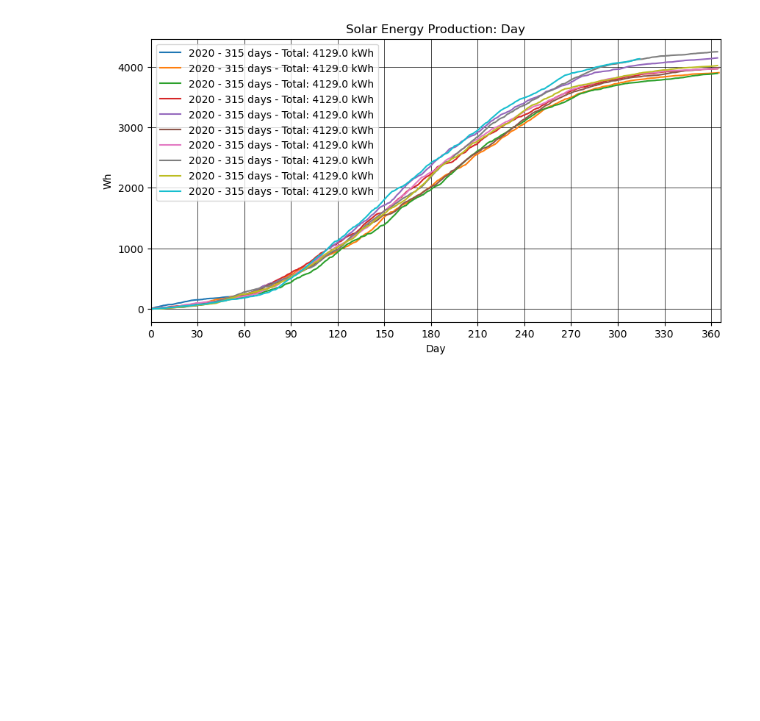
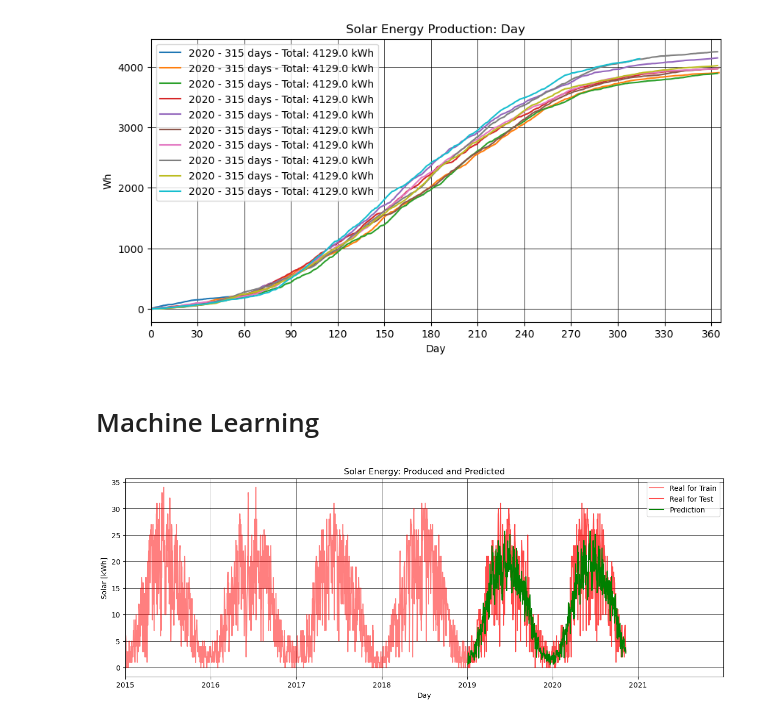
Before and after one commit to Bruno-H-Neves/ML--files, a Jupyter notebook: PV_Analysis.ipynb, the cells around one changed output. Saved outputs shown, nothing was run; the diff lists cells and outputs as text; code cells hidden in the pictures; blank space fills up the shorter version.

```diff
--- a/PV_Analysis.ipynb
+++ b/PV_Analysis.ipynb
@@ -197,3 +197,5 @@ plt.legend()
 plt.show()
 # %% [output]
 [figure]
+# %% [markdown]
+# Machine Learning
@@ -199,0 +204,20 @@ plt.show()
+# %%
+
+Energy_day_df_train = Energy_day_df[740:2627]
+Energy_day_df_test = Energy_day_df[2627:]
+model = ExponentialSmoothing(Energy_day_df_train["KWh_Solar"], initialization_method='estimated', trend='add', seasonal='add', seasonal_periods=365).fit()
+days_predict=(365*2)+1
+test_prediction = model.forecast(days_predict)
+_, ax = plt.subplots(figsize=(15, 5))
+sns.lineplot(data=Energy_day_df_train, x="date", y="KWh_Solar", label='Real for Train', alpha=0.5,color='red')
+sns.lineplot(data=Energy_day_df_test, x="date", y="KWh_Solar", label='Real for Test', alpha=0.7,color='red')
+sns.lineplot(data=Energy_day_df_test, x="date", y=test_prediction, label='Prediction', alpha=1,color='green')
+plt.title('Solar Energy: Produced and Predicted')
+plt.xlabel('Day'), plt.ylabel('Solar [kWh]')
+plt.grid(which='major', linestyle='-', linewidth=0.5, color='black')
+plt.grid(which='minor', linestyle=':', linewidth=0.5, color='black')
+ax.set_xlim([datetime(2015,1,1), datetime(2021,12,31)])
+plt.legend()
+plt.show()
+# %% [output]
+[figure, added]
```
Also changed, not shown: parts of 2 cells of this notebook, 1 other file.
